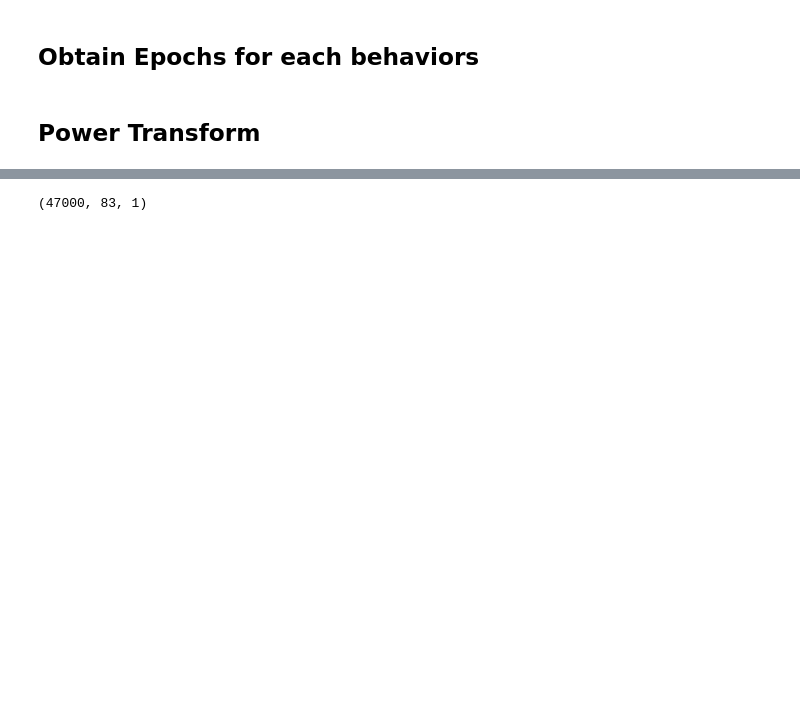
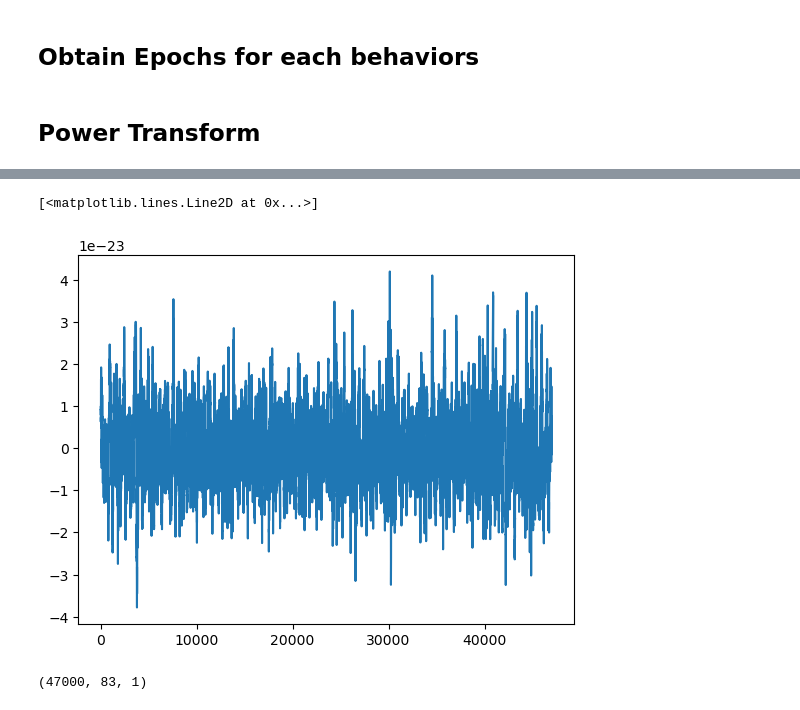
Before and after one commit to IVAN-Hu-yi/NMA, a Jupyter notebook: Analysis.ipynb, the cells around one changed output, grey strips where cells are left out. Saved outputs shown, nothing was run; the diff lists cells and outputs as text; code cells hidden in the pictures; blank space fills up the shorter version.

```diff
--- a/Analysis.ipynb
+++ b/Analysis.ipynb
@@ -90,3 +110,8 @@ for item in acts:
+# %%
+plt.plot(item_specific[:, 1, 0])
+# %% [output]
+[<matplotlib.lines.Line2D at 0x...>]
+[figure, added]
 # %%
 epochs_behavior[item].shape
 # %% [output]
```
Also changed, not shown: parts of 17 cells of this notebook.
